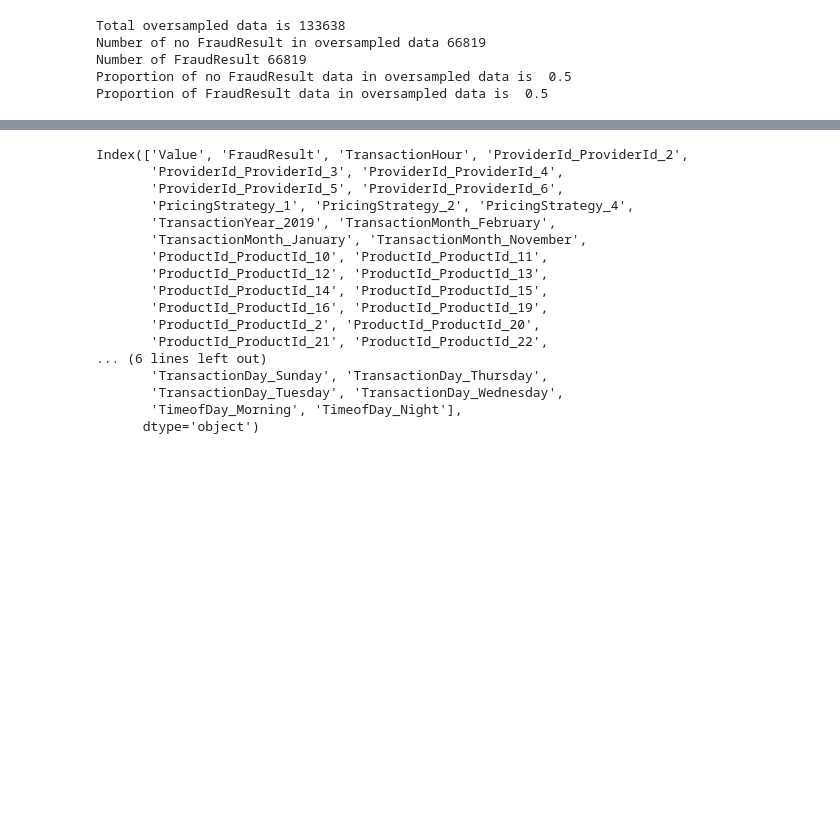
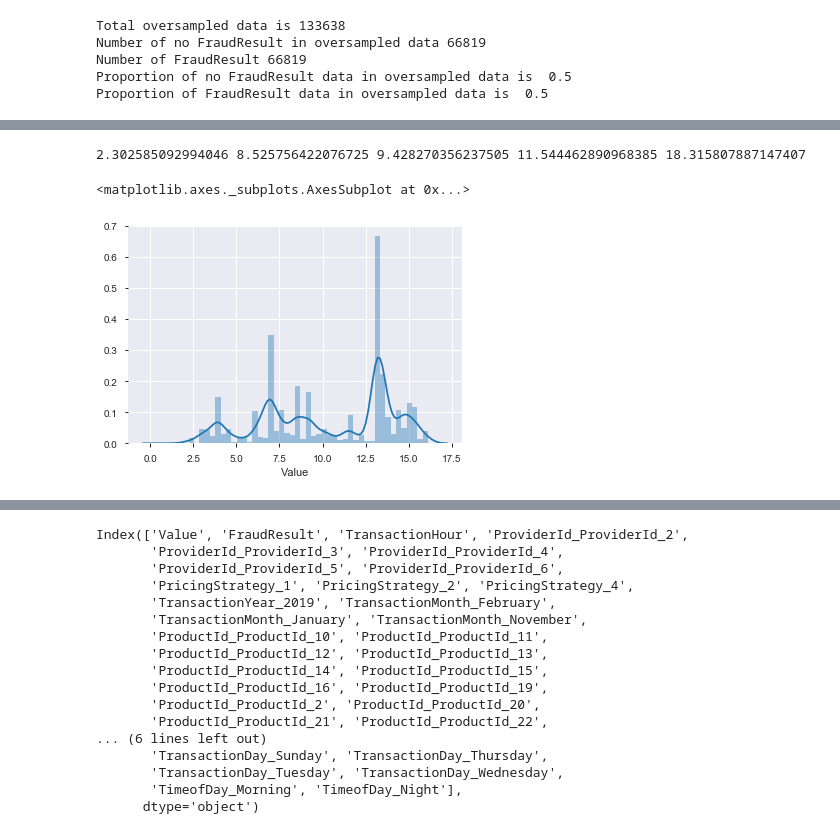
Before and after one commit to wkirui/sturdy-xente, a Jupyter notebook: Xente Fraud Detection Model.ipynb, the cells around one changed output, grey strips where cells are left out. Cells and saved outputs as stored; diff of their text form; code cells hidden in the pictures; blank space fills up the shorter version.

```diff
--- a/Xente Fraud Detection Model.ipynb
+++ b/Xente Fraud Detection Model.ipynb
@@ -528,0 +543,18 @@ array([-0.69314718, -0.69314718, -0.69314718, ..., -0.69314718,
+# %%
+a =10
+b = 5043
+c = 12435
+d = 103204
+e = 90043900
+print(np.log(a),np.log(b),np.log(c),np.log(d),np.log(e))
+# %% [output]
+2.302585092994046 8.525756422076725 9.428270356237505 11.544462890968385 18.315807887147407
+# %%
+val = os_data_X1.Value
+val1 = np.log(val)
+val1.describe()
+#val1.plot()
+sns.distplot(val1)
+# %% [output]
+<matplotlib.axes._subplots.AxesSubplot at 0x...>
+[figure, added]
```
Also changed, not shown: parts of 29 cells of this notebook.
